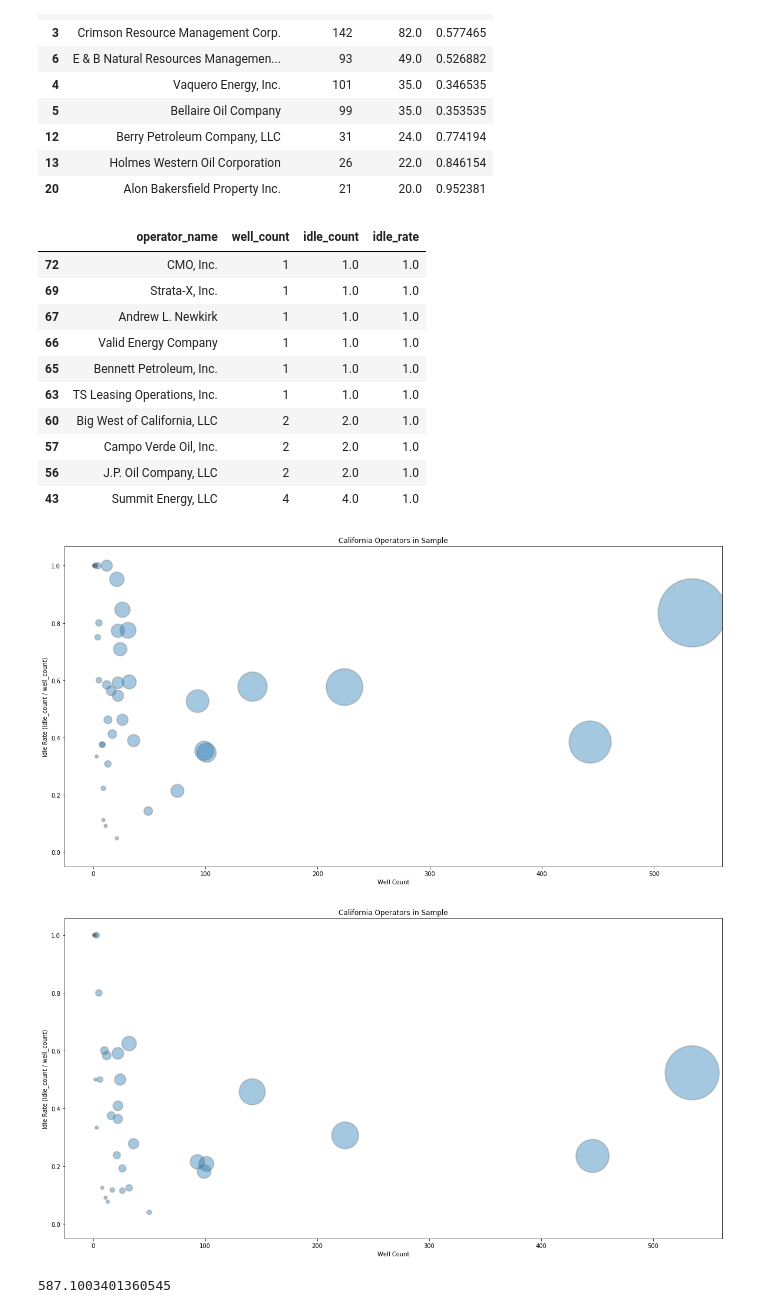
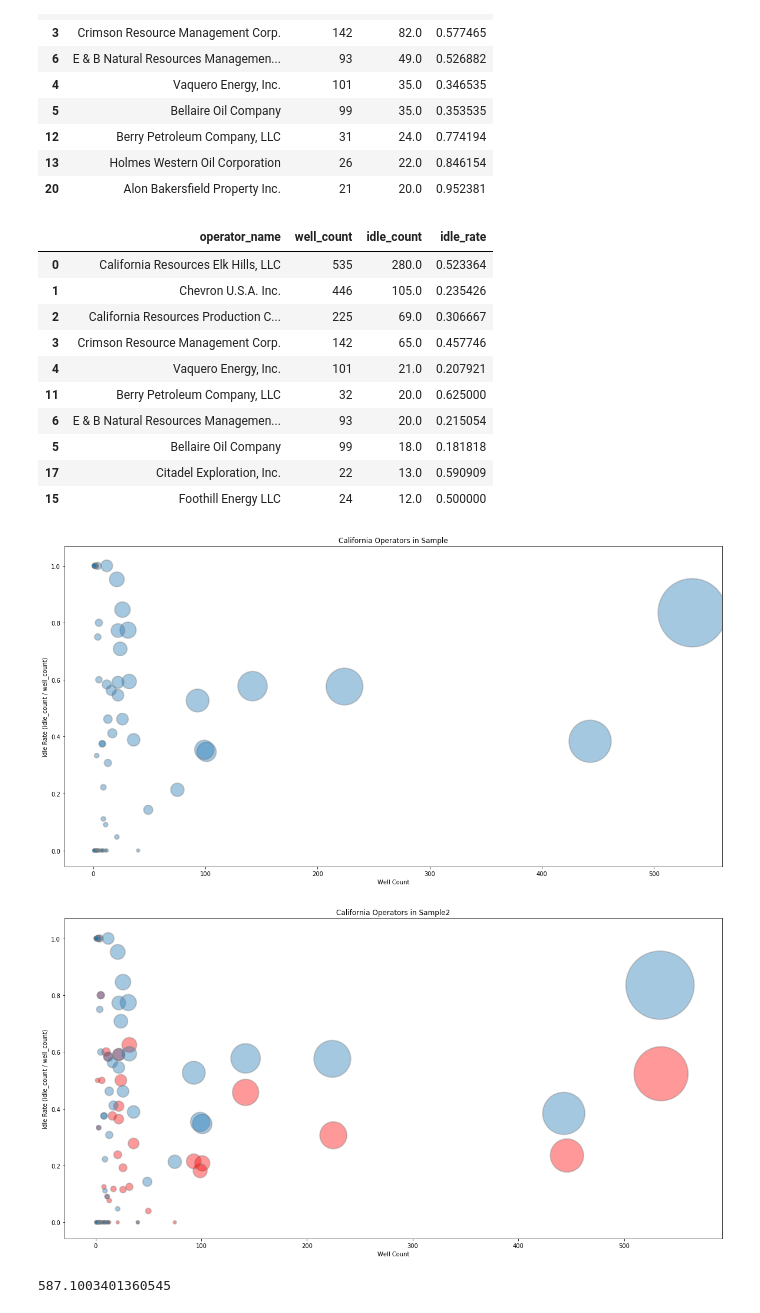
Before and after one commit to t-phill/data-doggr, a Jupyter notebook: testing.ipynb, the cells around one changed output. Saved outputs shown, nothing was run; the diff lists cells and outputs as text; code cells hidden in the pictures.

```diff
--- a/testing.ipynb
+++ b/testing.ipynb
@@ -137,19 +178,19 @@ df.sort_values(by='idle_count', ascending=False).head(10)
 | 13 | Holmes Western Oil Corporation | 26 | 22.0 | 0.846154 |
 | 20 | Alon Bakersfield Property Inc. | 21 | 20.0 | 0.952381 |
 # %%
-df.sort_values(by='idle_rate', ascending=False).head(10)
+df10.sort_values(by='idle_count', ascending=False).head(10)
 # %% [output]
 |  | operator_name | well_count | idle_count | idle_rate |
-| 72 | CMO, Inc. | 1 | 1.0 | 1.0 |
-| 69 | Strata-X, Inc. | 1 | 1.0 | 1.0 |
-| 67 | Andrew L. Newkirk | 1 | 1.0 | 1.0 |
-| 66 | Valid Energy Company | 1 | 1.0 | 1.0 |
-| 65 | Bennett Petroleum, Inc. | 1 | 1.0 | 1.0 |
-| 63 | TS Leasing Operations, Inc. | 1 | 1.0 | 1.0 |
-| 60 | Big West of California, LLC | 2 | 2.0 | 1.0 |
-| 57 | Campo Verde Oil, Inc. | 2 | 2.0 | 1.0 |
-| 56 | J.P. Oil Company, LLC | 2 | 2.0 | 1.0 |
-| 43 | Summit Energy, LLC | 4 | 4.0 | 1.0 |
+| 0 | California Resources Elk Hills, LLC | 535 | 280.0 | 0.523364 |
+| 1 | Chevron U.S.A. Inc. | 446 | 105.0 | 0.235426 |
+| 2 | California Resources Production C... | 225 | 69.0 | 0.306667 |
+| 3 | Crimson Resource Management Corp. | 142 | 65.0 | 0.457746 |
+| 4 | Vaquero Energy, Inc. | 101 | 21.0 | 0.207921 |
+| 11 | Berry Petroleum Company, LLC | 32 | 20.0 | 0.625000 |
+| 6 | E & B Natural Resources Managemen... | 93 | 20.0 | 0.215054 |
+| 5 | Bellaire Oil Company | 99 | 18.0 | 0.181818 |
+| 17 | Citadel Exploration, Inc. | 22 | 13.0 | 0.590909 |
+| 15 | Foothill Energy LLC | 24 | 12.0 | 0.500000 |
 # %%
 x = df['well_count']
 y = df['idle_rate']
@@ -159,20 +200,22 @@ y2 = df10['idle_rate']
 z2 = df10['idle_count']
 # %%
 plt.figure(figsize=(20,10))
-plt.scatter(x, y, s=z*30, alpha=.4, edgecolors="grey", linewidth=2)
+plt.scatter(x, y, s=(z+1)*30, alpha=.4, edgecolors="grey", linewidth=2)
 plt.xlabel("Well Count")
 plt.ylabel("Idle Rate (idle_count / well_count)")
 plt.title('California Operators in Sample')
 plt.show()
 # %% [output]
-[figure, old version]
+[figure, new version]
 # %%
-plt.figure(figsize=(20,10))
-plt.scatter(x2, y2, s=z2*30, alpha=.4, edgecolors="grey", linewidth=2)
+fig, ax = plt.subplots(figsize=(20,10))
+
+ax.scatter(x2, y2, s=(z2+1)*30, c='red', alpha=.4, edgecolors="grey", linewidth=2)
+ax.scatter(x, y, s=(z+1)*30, alpha=.4, edgecolors="grey", linewidth=2)
 plt.xlabel("Well Count")
 plt.ylabel("Idle Rate (idle_count / well_count)")
-plt.title('California Operators in Sample')
+plt.title('California Operators in Sample2')
 plt.show()
 # %% [output]
-[figure, old version]
+[figure, new version]
 # %%
```
Also changed, not shown: parts of 24 cells of this notebook, 5 other files.
